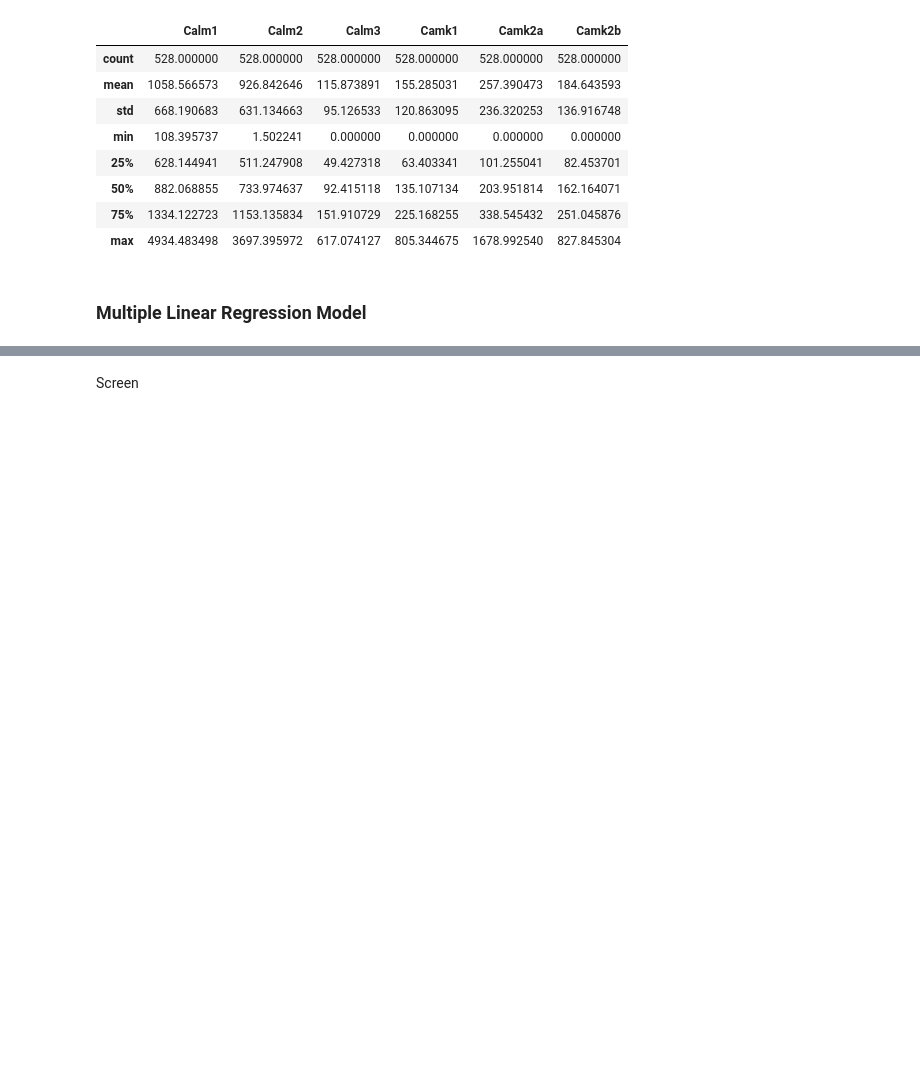
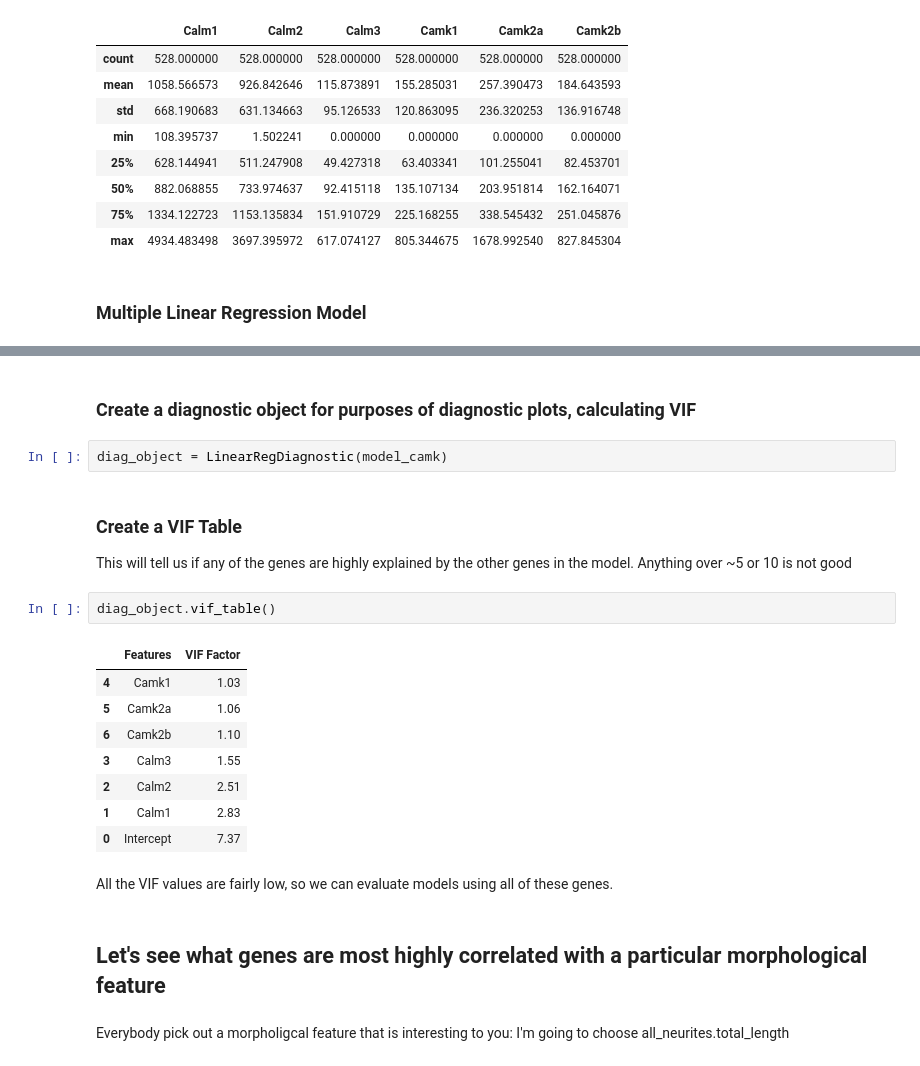
Before and after one commit to tb-harris/neuroscience-2025, a Jupyter notebook: 8_Linear_Regression_with_Genes_and_Morphology.ipynb, the cells around one changed output, grey strips where cells are left out. Cells and saved outputs as stored; diff of their text form; blank space fills up the shorter version.

```diff
--- a/8_Linear_Regression_with_Genes_and_Morphology.ipynb
+++ b/8_Linear_Regression_with_Genes_and_Morphology.ipynb
@@ -210,5 +210,28 @@ Notes:
 [1] Standard Errors assume that the covariance matrix of the errors is correctly specified.
 [2] The condition number is large, 4.57e+03. This might indicate that there are
 strong multicollinearity or other numerical problems.
-# %% [markdown]
-Screen
+# %% [markdown]
+### Create a diagnostic object for purposes of diagnostic plots, calculating VIF
+# %%
+diag_object = LinearRegDiagnostic(model_camk)
+# %% [markdown]
+### Create a VIF Table
+
+This will tell us if any of the genes are highly explained by the other genes in the model. Anything over ~5 or 10 is not good
+# %%
+diag_object.vif_table()
+# %% [output]
+|  | Features | VIF Factor |
+| 4 | Camk1 | 1.03 |
+| 5 | Camk2a | 1.06 |
+| 6 | Camk2b | 1.10 |
+| 3 | Calm3 | 1.55 |
+| 2 | Calm2 | 2.51 |
+| 1 | Calm1 | 2.83 |
+| 0 | Intercept | 7.37 |
+# %% [markdown]
+All the VIF values are fairly low, so we can evaluate models using all of these genes.
+# %% [markdown]
+## Let's see what genes are most highly correlated with a particular morphological feature
+# %% [markdown]
+Everybody pick out a morpholigcal feature that is interesting to you: I'm going to choose all_neurites.total_length
```
Also changed, not shown: parts of 10 cells of this notebook.
